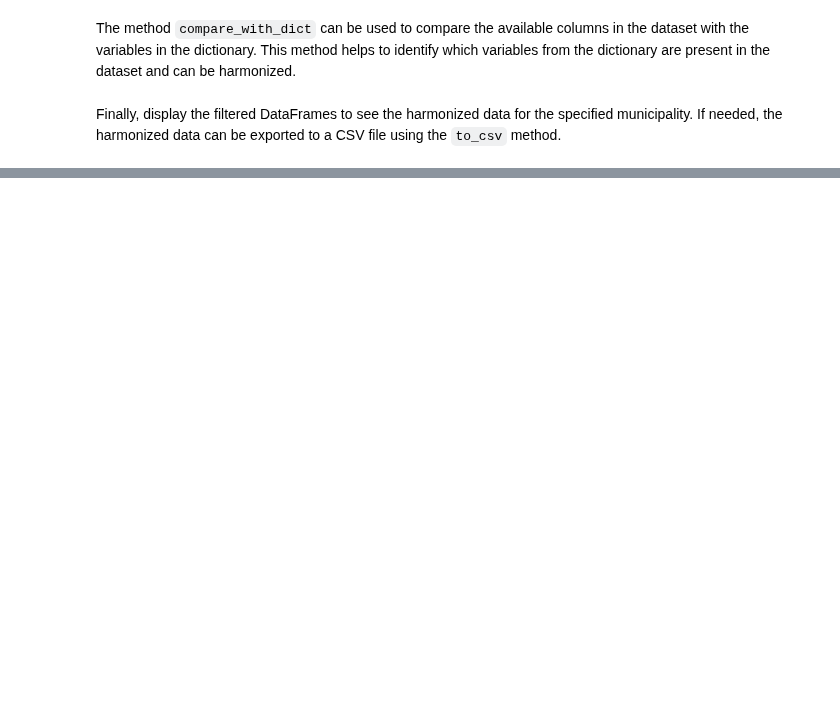
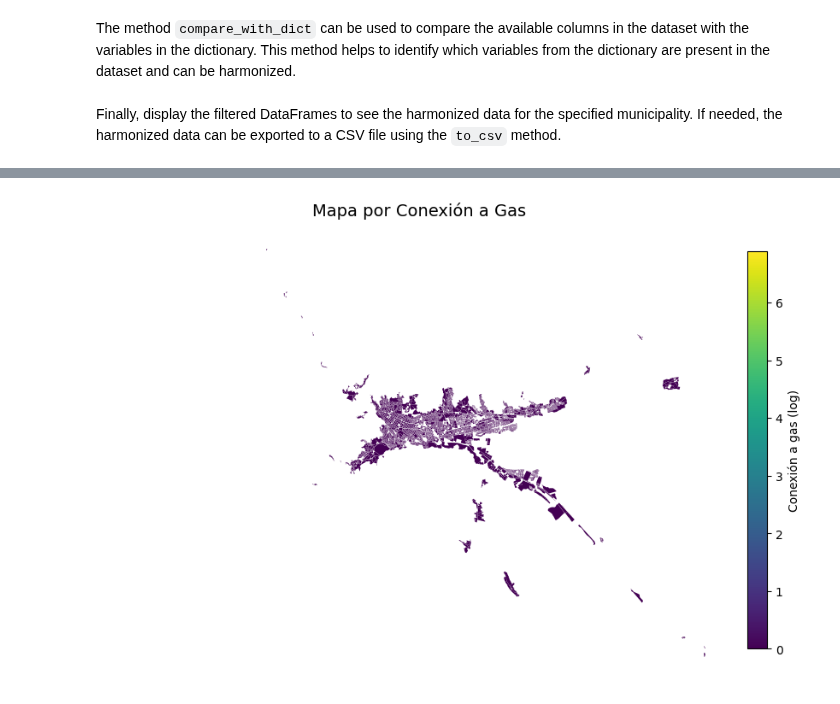
Before and after one commit to harmonize-tools/socio4health, a Jupyter notebook: docs/source/notebooks/example_colombia.ipynb, the cells around one changed output, grey strips where cells are left out. Drawn from its saved outputs; the diff is of its cells as text; code cells hidden in the pictures; blank space fills up the shorter version.

Commit message:
Update Colombia notebook with new plot

```diff
--- a/docs/source/notebooks/example_colombia.ipynb
+++ b/docs/source/notebooks/example_colombia.ipynb
@@ -195,0 +202,27 @@ filtered_ddfs[0]
+# %%
+import geopandas as gpd
+import numpy as np
+import matplotlib.pyplot as plt
+
+df = filtered_ddfs[0]
+
+# Crear GeoDataFrame
+gdf = gpd.GeoDataFrame(df, geometry='GEOMETRY', crs="EPSG:4326")
+gdf['TP19_GAS_1_Log'] = np.log(gdf['TP19_GAS_1'])
+
+# Graficar
+fig, ax = plt.subplots(figsize=(10, 8))
+# plot sin leyenda automática
+gdf.plot(column='TP19_GAS_1_Log', cmap='viridis', ax=ax)
+
+# Crear barra de color manualmente más pequeña
+sm = plt.cm.ScalarMappable(cmap='viridis')
+sm.set_array(gdf['TP19_GAS_1_Log'])
+cbar = fig.colorbar(sm, ax=ax, fraction=0.03, pad=0.02)  # fraction controla el grosor, pad la distancia
+cbar.set_label("Conexión a gas (log)")
+
+ax.set_title("Mapa por Conexión a Gas", fontsize=14)
+ax.set_axis_off()
+plt.show()
+# %% [output]
+[figure, added]
```
Also changed, not shown: parts of 6 cells of this notebook.
